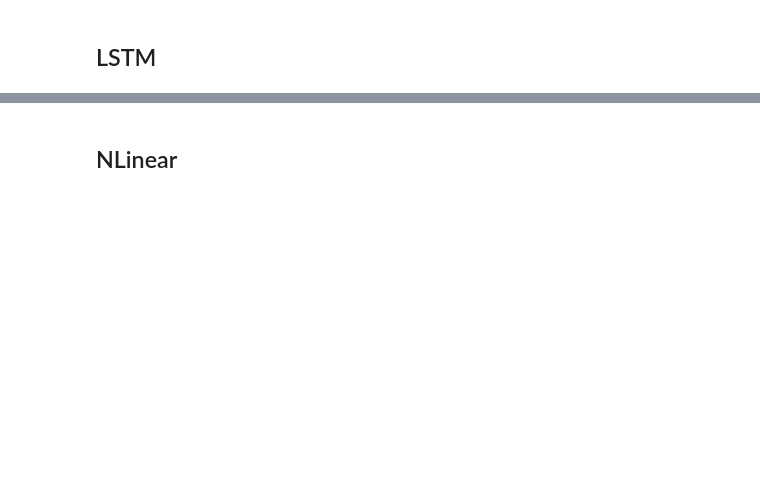
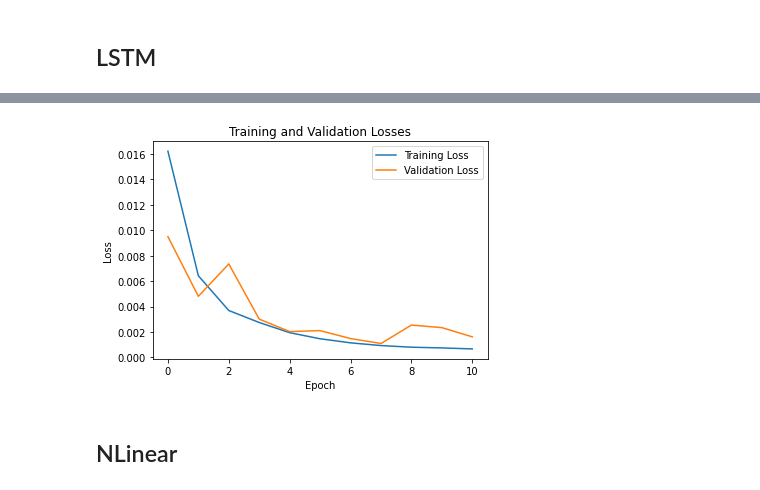
Before and after one commit to hakhyun0615/SCI_Journal, a Jupyter notebook: 코드/train.ipynb, the cells around one changed output, grey strips where cells are left out. Drawn from its saved outputs; the diff is of its cells as text; code cells hidden in the pictures; blank space fills up the shorter version.

```diff
--- a/코드/train.ipynb
+++ b/코드/train.ipynb
@@ -188,10 +237,9 @@ Min Validation Loss: 1911169889.5945206
 # %% [markdown]
 ## LSTM
 # %%
-model = torch.load('../데이터/Checkpoint/embedding_train_0.8_lr_0.01_batch_32_epochs_50_dim_6.pth')
-dataset = LSTM_Dataset(model, table_1, table_2, table_3, embedding_dim, window_size)
+model = torch.load('../데이터/Checkpoint/embedding_tr_0.8_lr_1e-05_wd_0_batch_128_epochs_97_e1_128_e2_128_e3_512_emb_1024_d1512_d2_256_d3_128.pth')
+dataset = LSTM_Dataset(model, table_1, table_2, table_3, embedding_dim, lstm_window_size)
 
-train_ratio = 0.8
 dataset_length = len(dataset)
 split_point = int(train_ratio * len(dataset))
 train_indices = range(0, split_point)
@@ -203,27 +251,31 @@ val_dataset = Subset(dataset, val_indices)
 train_dataloader = DataLoader(train_dataset, batch_size=embedding_batch, shuffle=False, drop_last=True)
 val_dataloader = DataLoader(val_dataset, batch_size=embedding_batch, shuffle=False, drop_last=True)
 # %%
-model = LSTM(embedding_dim, hidden_dim, output_dim)
-criterion = nn.MSELoss()
-optimizer = torch.optim.Adam(model.parameters(), lr=lstm_lr)
+model = LSTM(embedding_dim, lstm_hidden_dim)
+criterion = RMSE()
+optimizer = torch.optim.Adam(model.parameters(), lr=lstm_lr, weight_decay=lstm_weight_decay)
 
-model.train()
 train_losses = []
 val_losses = []
+best_val_loss = float('inf')
+consecutive_val_loss_increases = 0
+max_consecutive_val_loss_increases = 3
+
 for epoch in range(lstm_epochs):
+    model.train()
     total_train_loss = 0
     for data in train_dataloader:
         src = data[0]
         trg = data[1]
 
         if trg.sum() != 0:
-            output = model(src)
+            output, _, _ = model(src)
 
-            loss = criterion(output, trg)
-            total_train_loss += loss.item()
+            train_loss = criterion(output, trg)
+            total_train_loss += train_loss.item()
 
             optimizer.zero_grad()
-            loss.backward()
+            train_loss.backward()
             optimizer.step()
 
 
@@ -238,7 +290,7 @@ for epoch in range(lstm_epochs):
             trg = data[1]
 
             if trg.sum() != 0:
-                output = model(src)
+                output, _, _ = model(src)
 
                 val_loss = criterion(output, trg)
                 total_val_loss += val_loss.item()
@@ -246,7 +298,12 @@ for epoch in range(lstm_epochs):
     avg_val_loss = total_val_loss / len(val_dataloader)
     val_losses.append(avg_val_loss)
 
+    # early_stop, consecutive_val_loss_increases = early_stop_1(val_losses, consecutive_val_loss_increases, max_consecutive_val_loss_increases)
+    early_stop, best_val_loss, consecutive_val_loss_increases = early_stop_2(avg_val_loss, best_val_loss, consecutive_val_loss_increases, max_consecutive_val_loss_increases)
+    if early_stop:
+        print(f'Epoch [{epoch+1}/{embedding_epochs}], Train Loss: {avg_train_loss:.4f}, Val Loss: {avg_val_loss:.4f} \nEarly Stop Triggered!')
+        torch.save(model, f'../데이터/Checkpoint/lstm_tr_{train_ratio}_lr_{lstm_lr}_wd_{lstm_weight_decay}_batch_{lstm_batch}_epochs_{epoch+1}_hdim_{lstm_hidden_dim}_ws_{lstm_window_size}.pth')
+        break
+
     print(f'Epoch [{epoch+1}/{lstm_epochs}], Train Loss: {avg_train_loss:.4f}, Val Loss: {avg_val_loss:.4f}')
-
-torch.save(model, f'../데이터/Checkpoint/lstm_lr_{lstm_lr}_batch_{lstm_batch}_epochs_{lstm_epochs}_hdim_{hidden_dim}_odim_{output_dim}_ws_{window_size}.pth')
 # %% [output]
@@ -269,0 +323,3 @@ Epoch [50/50], Train Loss: 1487800924.4878
+# %%
+plot_train_val_losses(train_losses, val_losses)
+# %% [output]
@@ -270,3 +327,4 @@ Epoch [50/50], Train Loss: 1487800924.4878
+[figure, added]
 # %% [markdown]
 ## NLinear
 # %%
```
Also changed, not shown: parts of 23 cells of this notebook, 13 other files.
